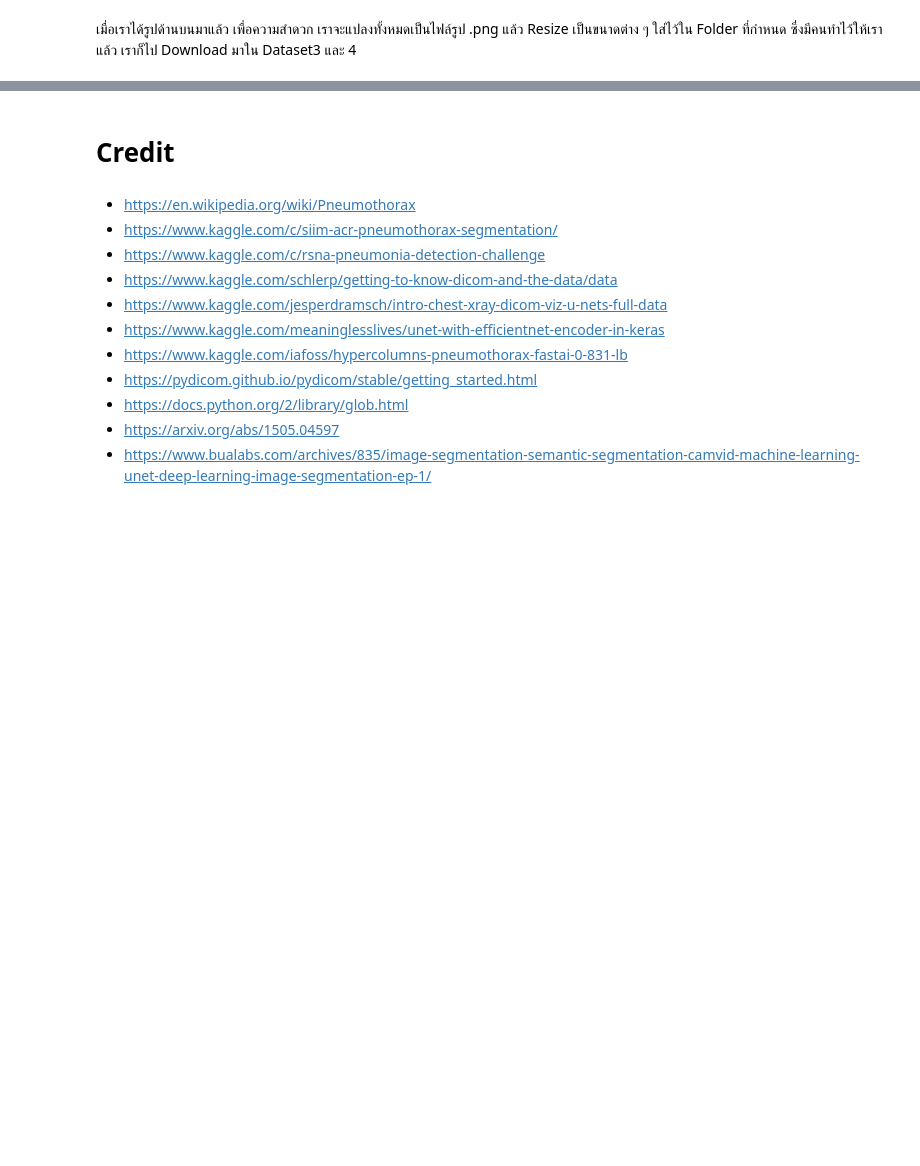
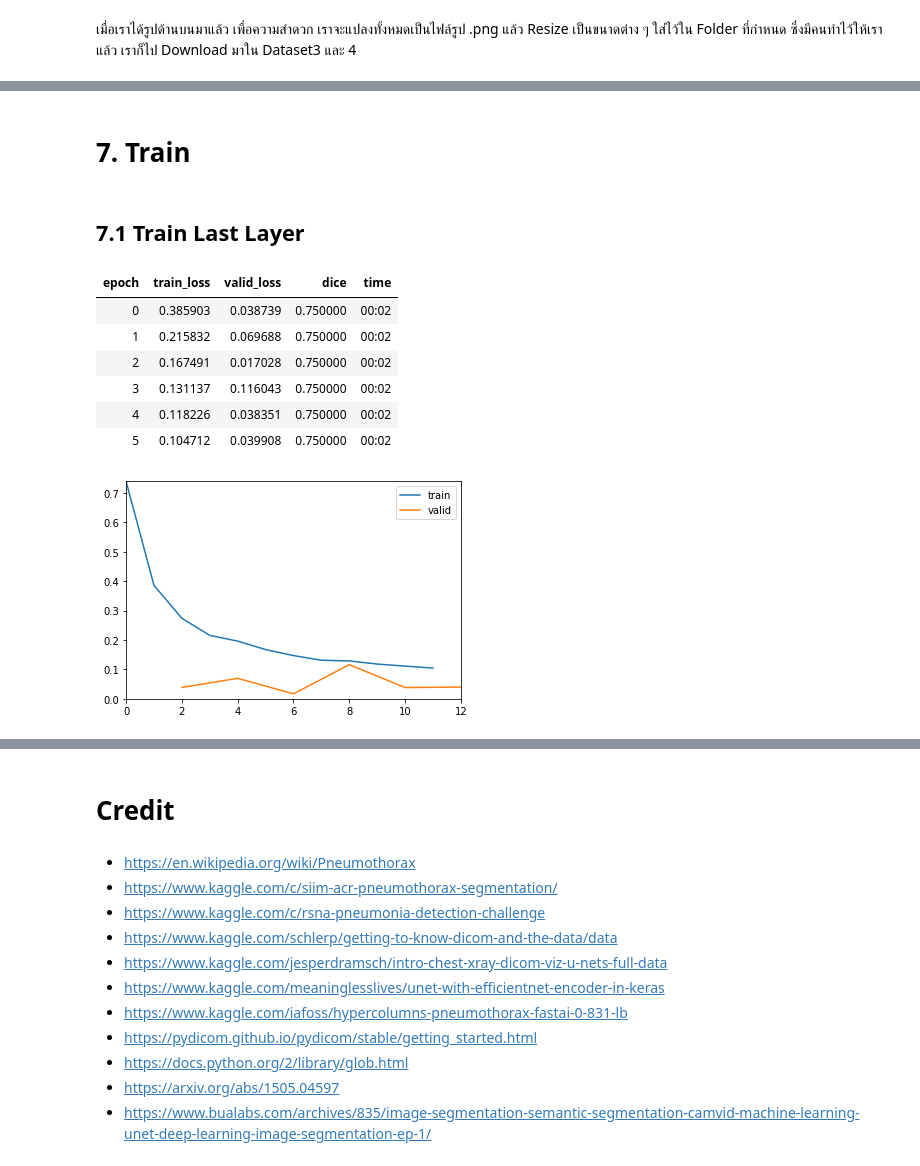
Before and after one commit to gnoparus/bualabs, a Jupyter notebook: nbs/03b-image-segmentation-siim-acr-pneumothorax-segmentation.ipynb, the cells around one changed output, grey strips where cells are left out. Cells and saved outputs as stored; diff of their text form; code cells hidden in the pictures; blank space fills up the shorter version.

```diff
--- a/nbs/03b-image-segmentation-siim-acr-pneumothorax-segmentation.ipynb
+++ b/nbs/03b-image-segmentation-siim-acr-pneumothorax-segmentation.ipynb
@@ -335,0 +330,4 @@ LR Finder is complete, type {learner_name}.recorder.plot() to see the graph.
+# %% [markdown]
+# 7. Train
+# %% [markdown]
+## 7.1 Train Last Layer
@@ -335,0 +336,11 @@ LR Finder is complete, type {learner_name}.recorder.plot() to see the graph.
+# %%
+learn.fit_one_cycle(6, max_lr=lr, wd=1e-1, pct_start=0.8)
+# %% [output]
+| epoch | train_loss | valid_loss | dice | time |
+| 0 | 0.385903 | 0.038739 | 0.750000 | 00:02 |
+| 1 | 0.215832 | 0.069688 | 0.750000 | 00:02 |
+| 2 | 0.167491 | 0.017028 | 0.750000 | 00:02 |
+| 3 | 0.131137 | 0.116043 | 0.750000 | 00:02 |
+| 4 | 0.118226 | 0.038351 | 0.750000 | 00:02 |
+| 5 | 0.104712 | 0.039908 | 0.750000 | 00:02 |
+[figure, added]
```
Also changed, not shown: parts of 34 cells of this notebook.
